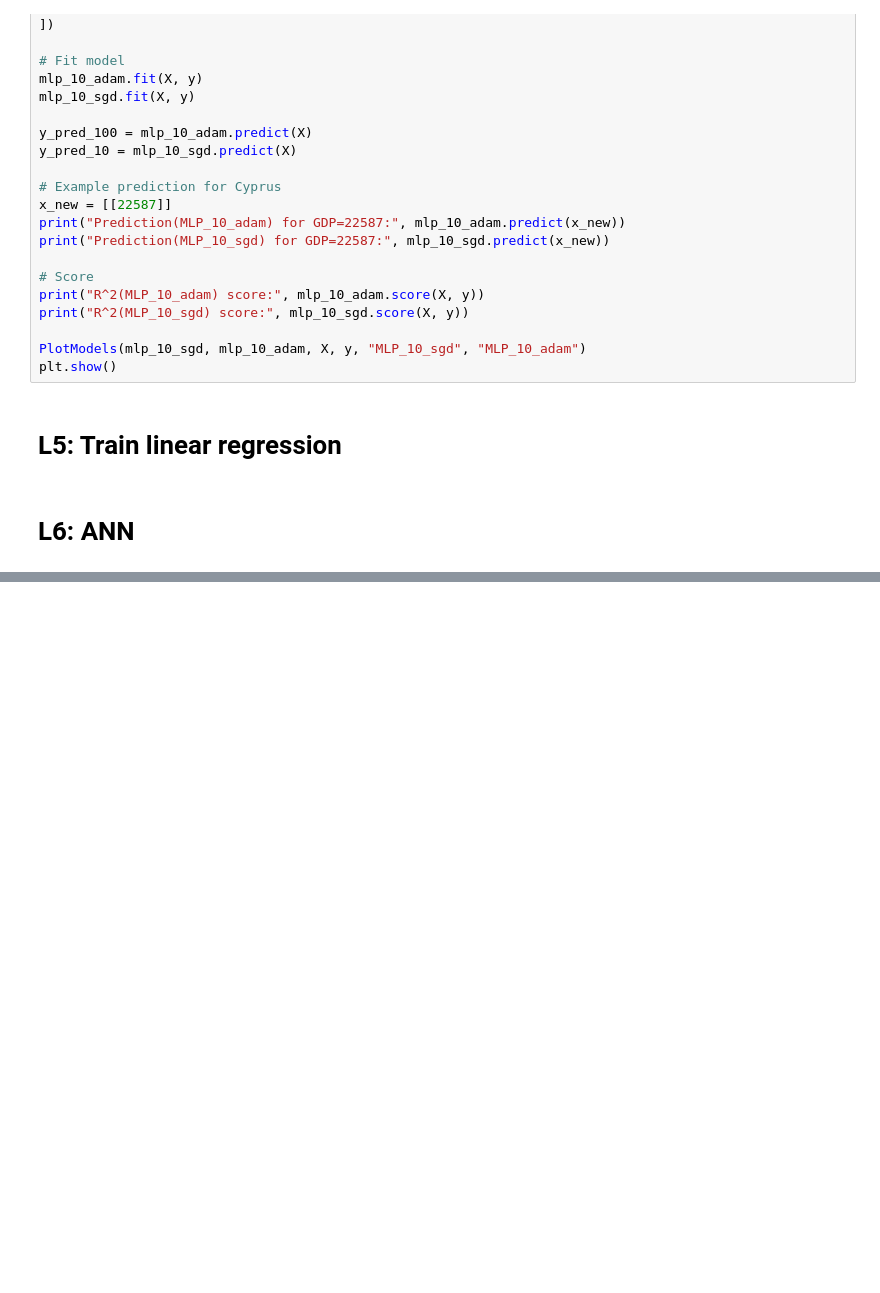
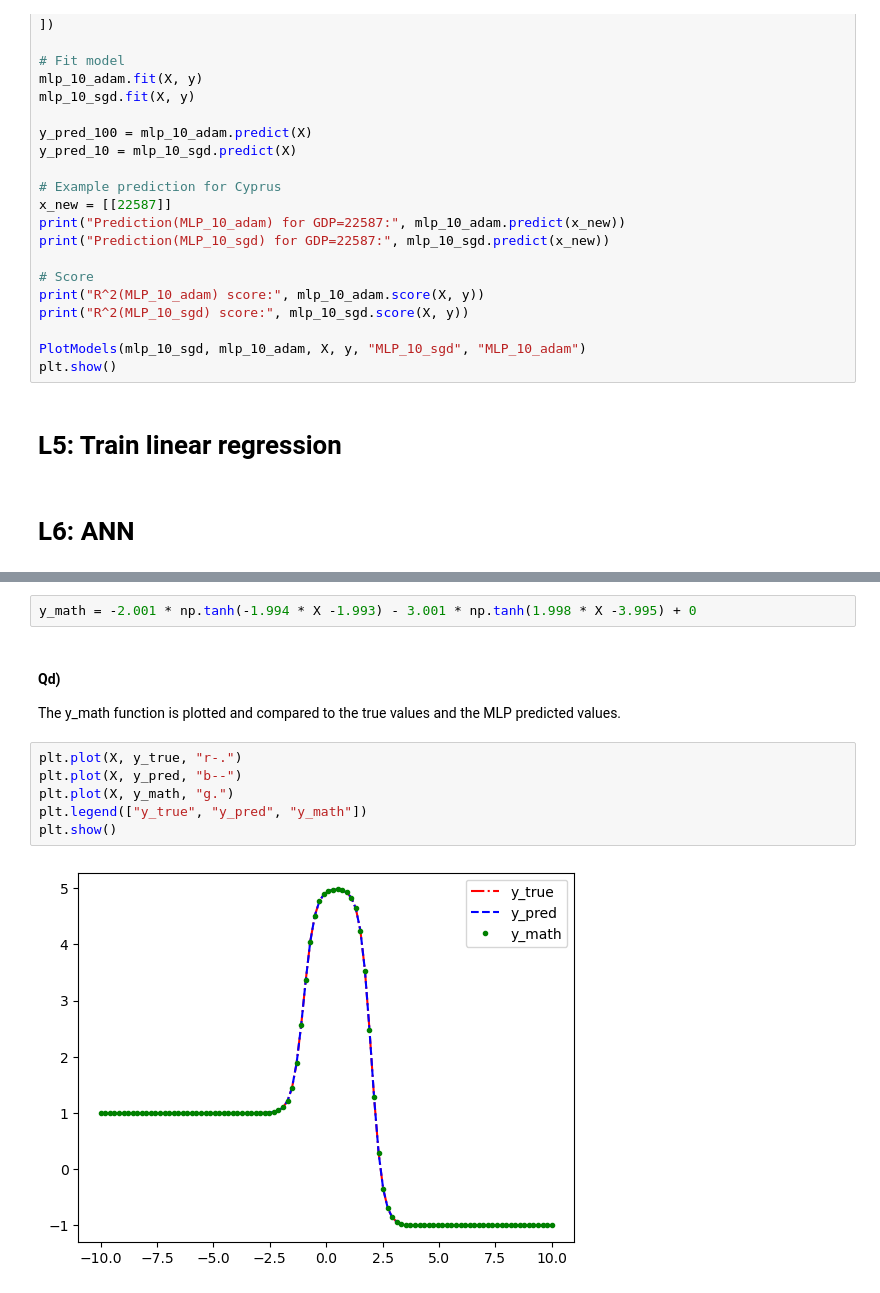
Before and after one commit to Eventid3/mal_grp30, a Jupyter notebook: O2/o2.ipynb, the cells around one changed output, grey strips where cells are left out. Drawn from its saved outputs; the diff is of its cells as text; blank space fills up the shorter version.

```diff
--- a/O2/o2.ipynb
+++ b/O2/o2.ipynb
@@ -549,0 +637,14 @@ plt.show()
+# %%
+y_math = -2.001 * np.tanh(-1.994 * X -1.993) - 3.001 * np.tanh(1.998 * X -3.995) + 0
+# %% [markdown]
+#### Qd)
+
+The y_math function is plotted and compared to the true values and the MLP predicted values.
+# %%
+plt.plot(X, y_true, "r-.")
+plt.plot(X, y_pred, "b--")
+plt.plot(X, y_math, "g.")
+plt.legend(["y_true", "y_pred", "y_math"])
+plt.show()
+# %% [output]
+[figure, added]
```
Also changed, not shown: parts of 15 cells of this notebook, 1 other file.
